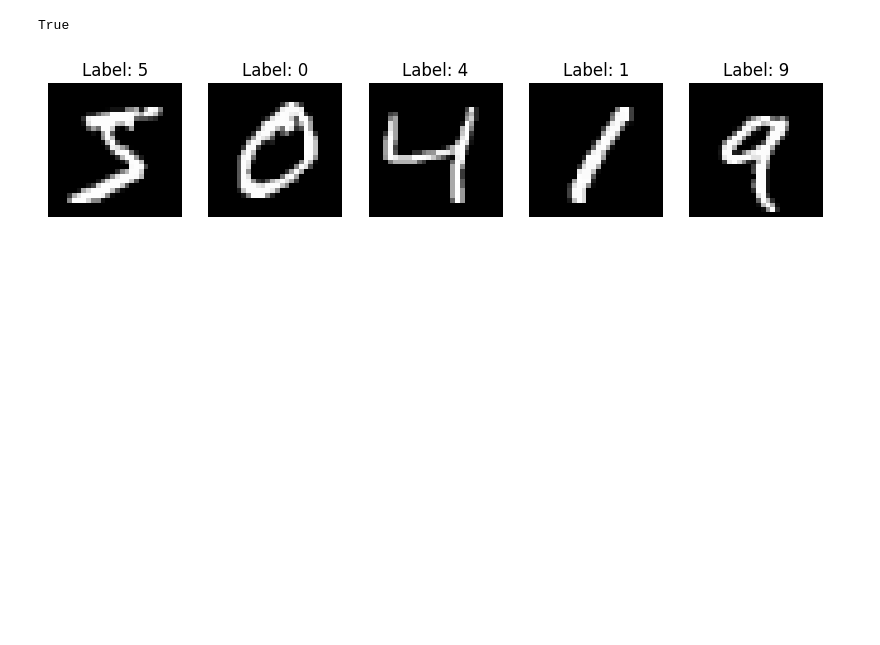
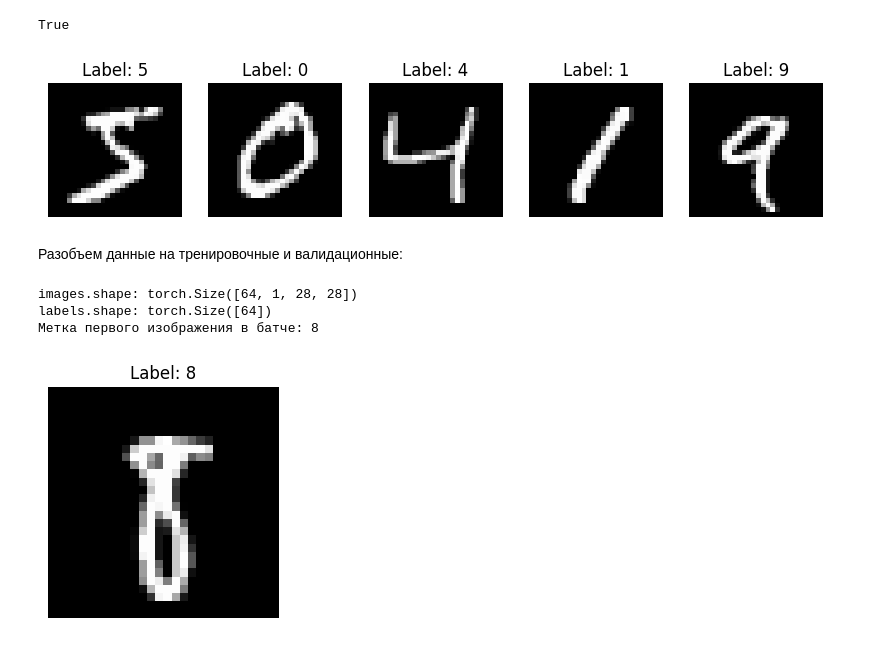
Before and after one commit to Ollldman/ml_dl_experiments, a Jupyter notebook: ml_dl_experiments/dl/dl_modules/second_theme_PyTorch/3. MNIST.ipynb, the cells around one changed output. Saved outputs shown, nothing was run; the diff lists cells and outputs as text; code cells hidden in the pictures; blank space fills up the shorter version.

```diff
--- a/ml_dl_experiments/dl/dl_modules/2_second_theme_PyTorch/3. MNIST.ipynb
+++ b/ml_dl_experiments/dl/dl_modules/second_theme_PyTorch/3. MNIST.ipynb
@@ -167,3 +167,71 @@ for i, ax in enumerate(axes):
 plt.show()
 # %% [output]
 [figure]
+# %% [markdown]
+Разобъем данные на тренировочные и валидационные:
+# %%
+import matplotlib.pyplot as plt
+import torch
+from torchvision.transforms import v2
+from torchvision.datasets import MNIST
+from torch.utils.data import random_split, DataLoader
+
+from ml_dl_experiments.settings import settings
+
+transform = v2.Compose([
+    v2.ToImage(),
+    v2.ToDtype(torch.float32, scale=True),
+    v2.Normalize(mean=[0.1307], std=[0.3081])
+])
+
+path_to_load: str = settings.SOURCE_PATH + "/ml_dl/second_theme_data/"
+# try:
+train_data = MNIST(root=path_to_load,
+                    train=True,
+                    download=False,
+                    transform=transform)
+test_data  = MNIST(root=path_to_load,
+                    train=False,
+                    download=True,
+                    transform=transform)
+# except Exception as e:
+#     print(e)
+#     exit()
+
+train_size = int(0.8 * len(train_data))
+val_size = len(train_data) - train_size
+
+train_data, val_data = random_split(train_data, [train_size, val_size])
+
+train_loader = DataLoader(train_data,
+                          batch_size=64,
+                          shuffle=True)
+
+val_loader = DataLoader(val_data,
+                        batch_size=64,
+                        shuffle=False)
+
+images, labels = next(iter(train_loader))
+
+
+# Печатаем формы тензоров
+print("images.shape:", images.shape)   # torch.Size([64, 1, 28, 28])
+print("labels.shape:", labels.shape)   # torch.Size([64])
+
+
+# Выведем метку первого изображения
+first_label = labels[0].item()
+print("Метка первого изображения в батче:", first_label)
+
+
+# Отобразим само первое изображение
+plt.figure(figsize=(3,3))
+plt.imshow(images[0].squeeze(), cmap='gray')
+plt.title(f"Label: {first_label}")
+plt.axis('off')
+plt.show()
+# %% [output]
+images.shape: torch.Size([64, 1, 28, 28])
+labels.shape: torch.Size([64])
+Метка первого изображения в батче: 8
+[figure, added]
```
Also changed, not shown: 25 other files.
